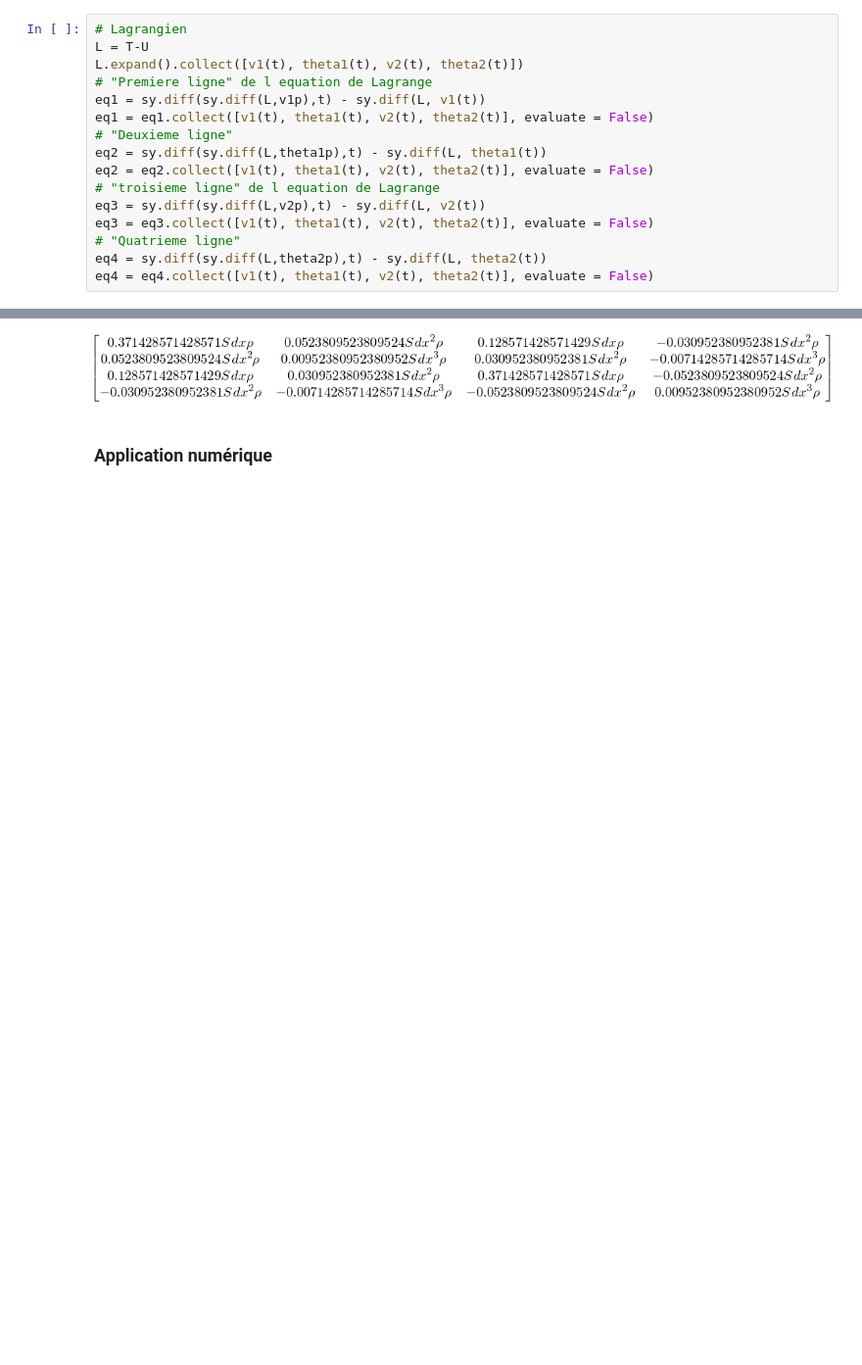
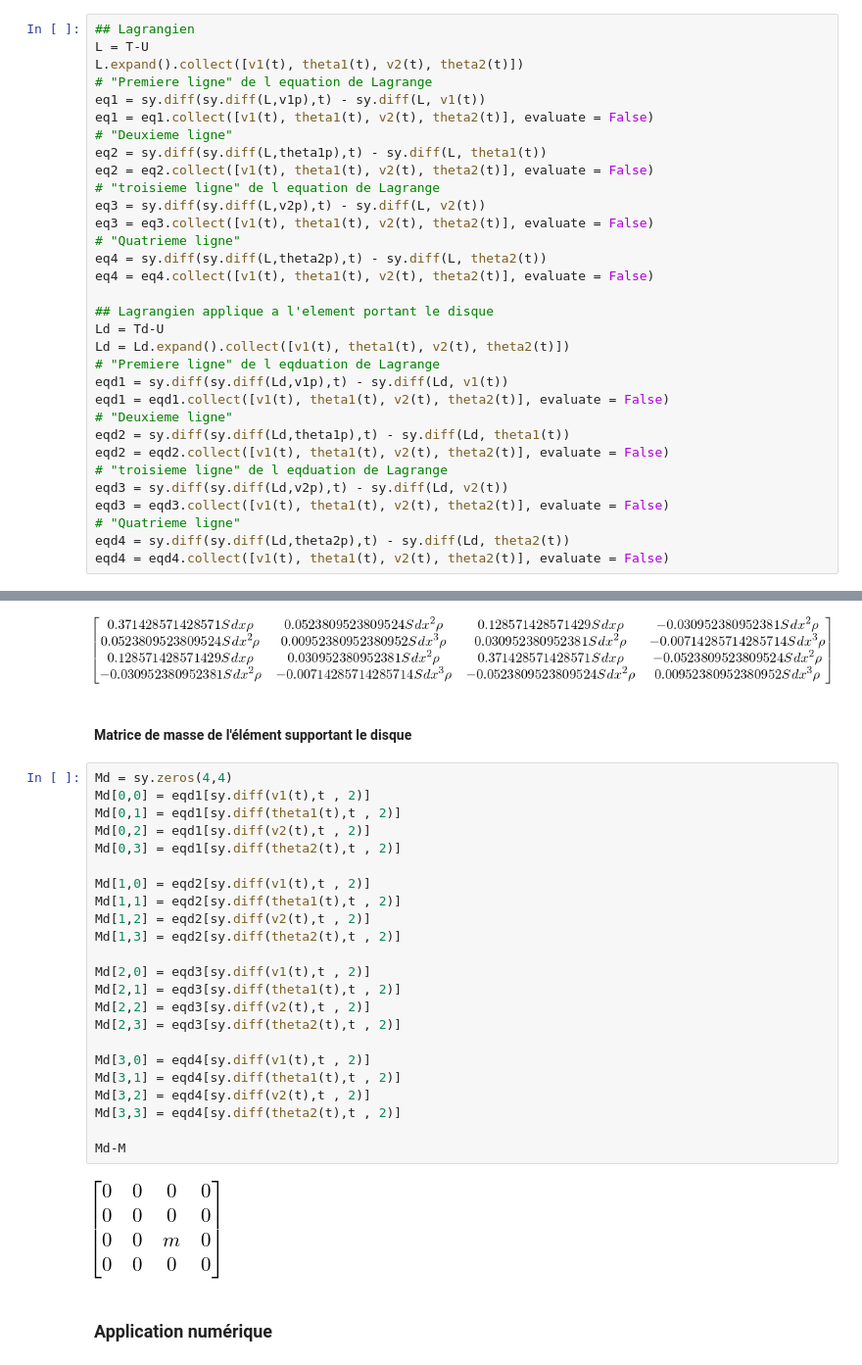
Before and after one commit to JohnMada/dm2vibration, a Jupyter notebook: codes/dm2_nddl_symb.ipynb, the cells around one changed output, grey strips where cells are left out. Shown at 98% size. Saved outputs shown, nothing was run; the diff lists cells and outputs as text; blank space fills up the shorter version.

```diff
--- a/codes/dm2_nddl_symb.ipynb
+++ b/codes/dm2_nddl_symb.ipynb
@@ -118,5 +119,5 @@ T, U
 # %%
-# Lagrangien
+## Lagrangien
 L = T-U
 L.expand().collect([v1(t), theta1(t), v2(t), theta2(t)])
 # "Premiere ligne" de l equation de Lagrange
@@ -131,6 +132,22 @@ eq3 = eq3.collect([v1(t), theta1(t), v2(t), theta2(t)], evaluate = False)
 # "Quatrieme ligne"
 eq4 = sy.diff(sy.diff(L,theta2p),t) - sy.diff(L, theta2(t))
 eq4 = eq4.collect([v1(t), theta1(t), v2(t), theta2(t)], evaluate = False)
+
+## Lagrangien applique a l'element portant le disque
+Ld = Td-U
+Ld = Ld.expand().collect([v1(t), theta1(t), v2(t), theta2(t)])
+# "Premiere ligne" de l eqduation de Lagrange
+eqd1 = sy.diff(sy.diff(Ld,v1p),t) - sy.diff(Ld, v1(t))
+eqd1 = eqd1.collect([v1(t), theta1(t), v2(t), theta2(t)], evaluate = False)
+# "Deuxieme ligne"
+eqd2 = sy.diff(sy.diff(Ld,theta1p),t) - sy.diff(Ld, theta1(t))
+eqd2 = eqd2.collect([v1(t), theta1(t), v2(t), theta2(t)], evaluate = False)
+# "troisieme ligne" de l eqduation de Lagrange
+eqd3 = sy.diff(sy.diff(Ld,v2p),t) - sy.diff(Ld, v2(t))
+eqd3 = eqd3.collect([v1(t), theta1(t), v2(t), theta2(t)], evaluate = False)
+# "Quatrieme ligne"
+eqd4 = sy.diff(sy.diff(Ld,theta2p),t) - sy.diff(Ld, theta2(t))
+eqd4 = eqd4.collect([v1(t), theta1(t), v2(t), theta2(t)], evaluate = False)
 # %%
 eq1, eq2, eq3, eq4
 # %% [output]
@@ -193,6 +206,33 @@ M[3,3] = eq4[sy.diff(theta2(t),t , 2)]
 M
 # %% [output]
 [figure]
+# %% [markdown]
+#### Matrice de masse de l'élément supportant le disque
+# %%
+Md = sy.zeros(4,4)
+Md[0,0] = eqd1[sy.diff(v1(t),t , 2)]
+Md[0,1] = eqd1[sy.diff(theta1(t),t , 2)]
+Md[0,2] = eqd1[sy.diff(v2(t),t , 2)]
+Md[0,3] = eqd1[sy.diff(theta2(t),t , 2)]
+
+Md[1,0] = eqd2[sy.diff(v1(t),t , 2)]
+Md[1,1] = eqd2[sy.diff(theta1(t),t , 2)]
+Md[1,2] = eqd2[sy.diff(v2(t),t , 2)]
+Md[1,3] = eqd2[sy.diff(theta2(t),t , 2)]
+
+Md[2,0] = eqd3[sy.diff(v1(t),t , 2)]
+Md[2,1] = eqd3[sy.diff(theta1(t),t , 2)]
+Md[2,2] = eqd3[sy.diff(v2(t),t , 2)]
+Md[2,3] = eqd3[sy.diff(theta2(t),t , 2)]
+
+Md[3,0] = eqd4[sy.diff(v1(t),t , 2)]
+Md[3,1] = eqd4[sy.diff(theta1(t),t , 2)]
+Md[3,2] = eqd4[sy.diff(v2(t),t , 2)]
+Md[3,3] = eqd4[sy.diff(theta2(t),t , 2)]
+
+Md-M
+# %% [output]
+[figure, added]
 # %% [markdown]
 ### Application numérique
 # %%
```
Also changed, not shown: parts of 7 cells of this notebook.
